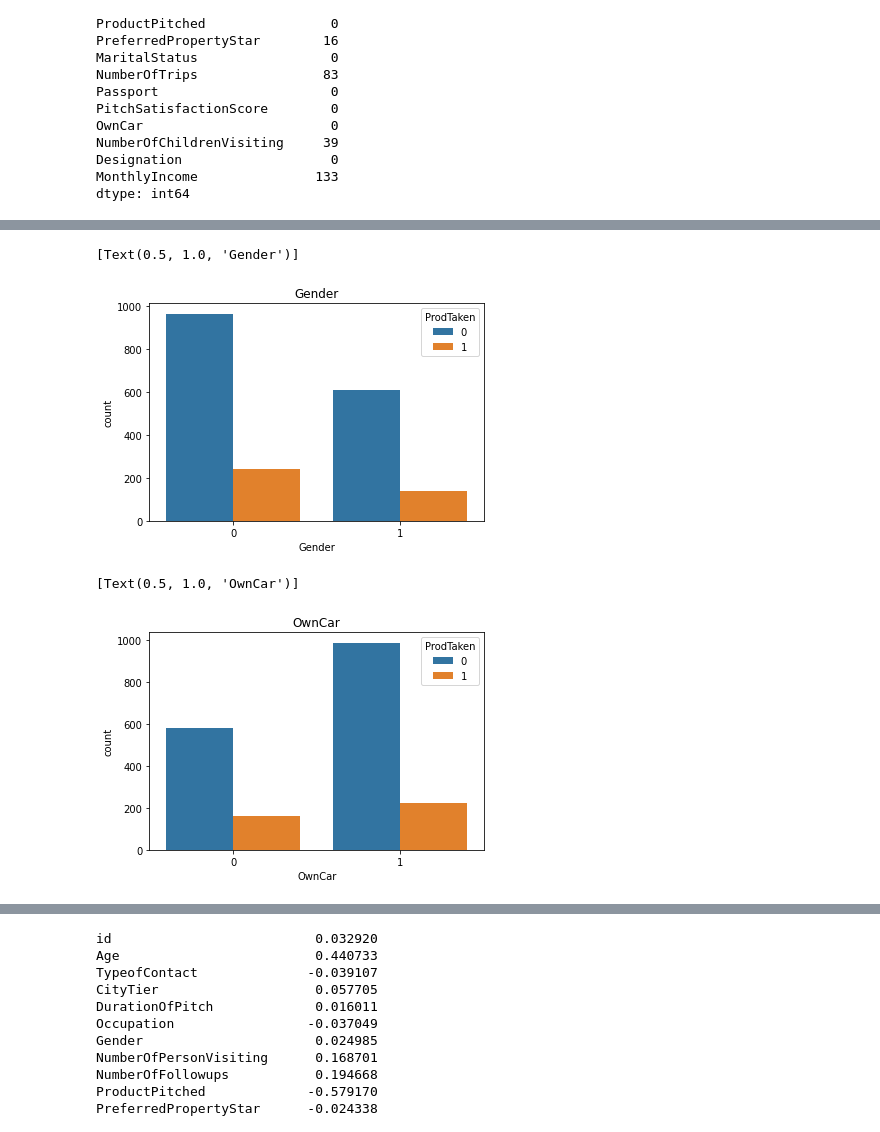
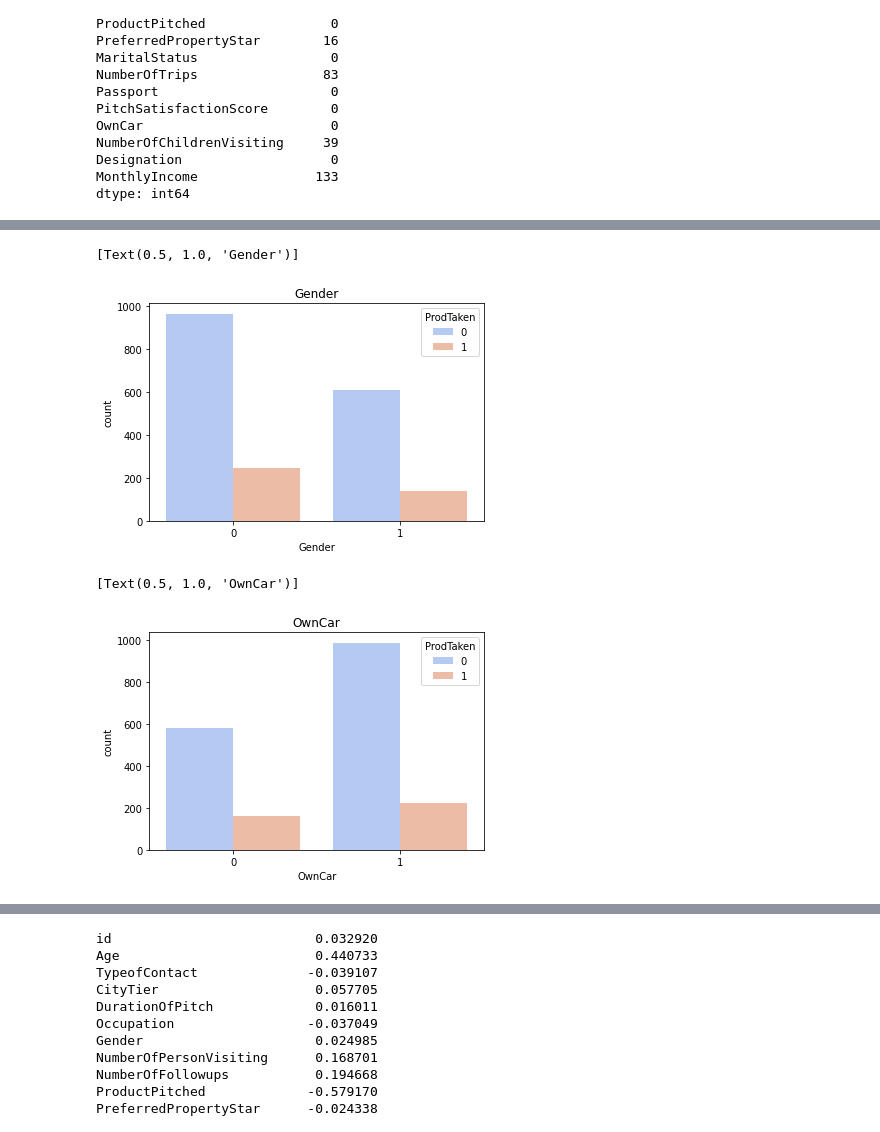
Before and after one commit to hajinhee/study, a Jupyter notebook: dacon/travel/travel.ipynb, the cells around one changed output, grey strips where cells are left out. Cells and saved outputs as stored; diff of their text form; code cells hidden in the pictures.

```diff
--- a/dacon/travel/travel.ipynb
+++ b/dacon/travel/travel.ipynb
@@ -126,15 +126,16 @@ plt.show()
 [figure]
 # %%
 # 수치가 애매한 'Gender', 'OwnCar' 컬럼과 'ProdTaken'의 여부 확인
-sns.countplot(x='Gender', hue='ProdTaken', data=train).set(title='Gender')  # 남성 비율이 많고 여행신청 비율은 여성과 비슷하다.
+palette = sns.color_palette('coolwarm', 2)
+sns.countplot(x='Gender', hue='ProdTaken', data=train, palette=palette).set(title='Gender')  # 남성 비율이 많고 여행신청 비율은 여성과 비슷하다.
 # %% [output]
 [Text(0.5, 1.0, 'Gender')]
-[figure, old version]
+[figure, new version]
 # %%
-sns.countplot(x='OwnCar', hue='ProdTaken', data=train).set(title='OwnCar')  # 자동차 보유자의 비율이 크지만 여행신청 비율은 미보유자와 큰 차이가 없다.
+sns.countplot(x='OwnCar', hue='ProdTaken',  data=train, palette=palette).set(title='OwnCar')  # 자동차 보유자의 비율이 크지만 여행신청 비율은 미보유자와 큰 차이가 없다.
 # %% [output]
 [Text(0.5, 1.0, 'OwnCar')]
-[figure, old version]
+[figure, new version]
 # %%
 # 수치형으로 변환된 데이터 요약
 train.describe()
```
Also changed, not shown: parts of 3 cells of this notebook.
